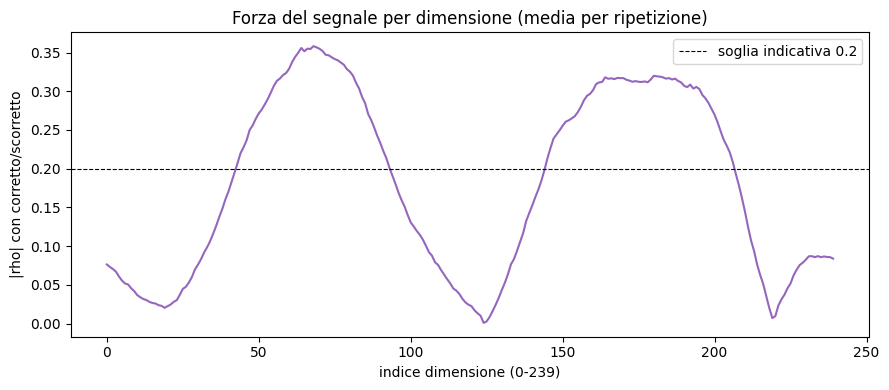
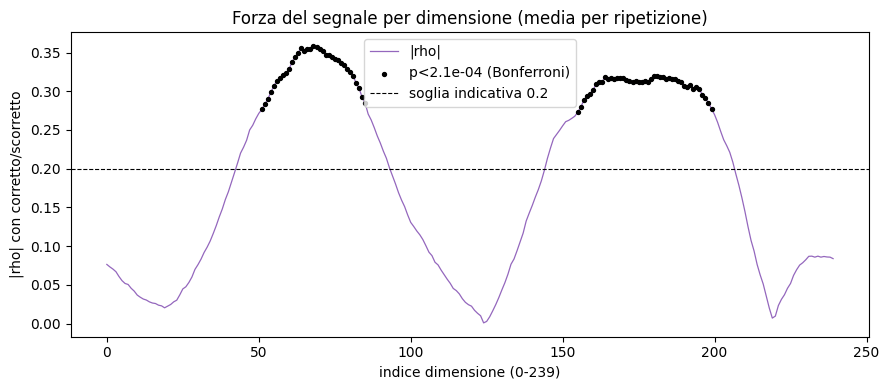
Code edit (unified diff) that turned the first committed figure into the second:
--- before
+++ after
@@ -6,8 +6,15 @@
 mean_per_dim_all = np.vstack([mean_per_dim_c, mean_per_dim_i])
 
-rhos = np.array([spearmanr(mean_per_dim_all[:, d], labels_all).correlation for d in range(240)])
+rhos, pvals = np.zeros(240), np.zeros(240)
+for d in range(240):
+    rhos[d], pvals[d] = spearmanr(mean_per_dim_all[:, d], labels_all)
+
+alpha_bonferroni = 0.05 / 240
 
 fig, ax = plt.subplots(figsize=(9, 4))
-ax.plot(np.abs(rhos), color="tab:purple")
+sig = pvals < alpha_bonferroni
+ax.plot(np.abs(rhos), color="tab:purple", linewidth=0.9, label="|rho|")
+ax.scatter(np.where(sig)[0], np.abs(rhos)[sig], color="black", s=8, zorder=3,
+           label=f"p<{alpha_bonferroni:.1e} (Bonferroni)")
 ax.axhline(0.2, color="black", linestyle="--", linewidth=0.8, label="soglia indicativa 0.2")
 ax.set_xlabel("indice dimensione (0-239)")
@@ -19,2 +26,3 @@
 
 print(f"Dimensioni con |rho| > 0.3: {(np.abs(rhos) > 0.3).sum()} su 240")
+print(f"Dimensioni significative dopo Bonferroni (240 test): {sig.sum()} su 240")

Commit: Add significance testing throughout the notebooks, fix a stale-feature bug